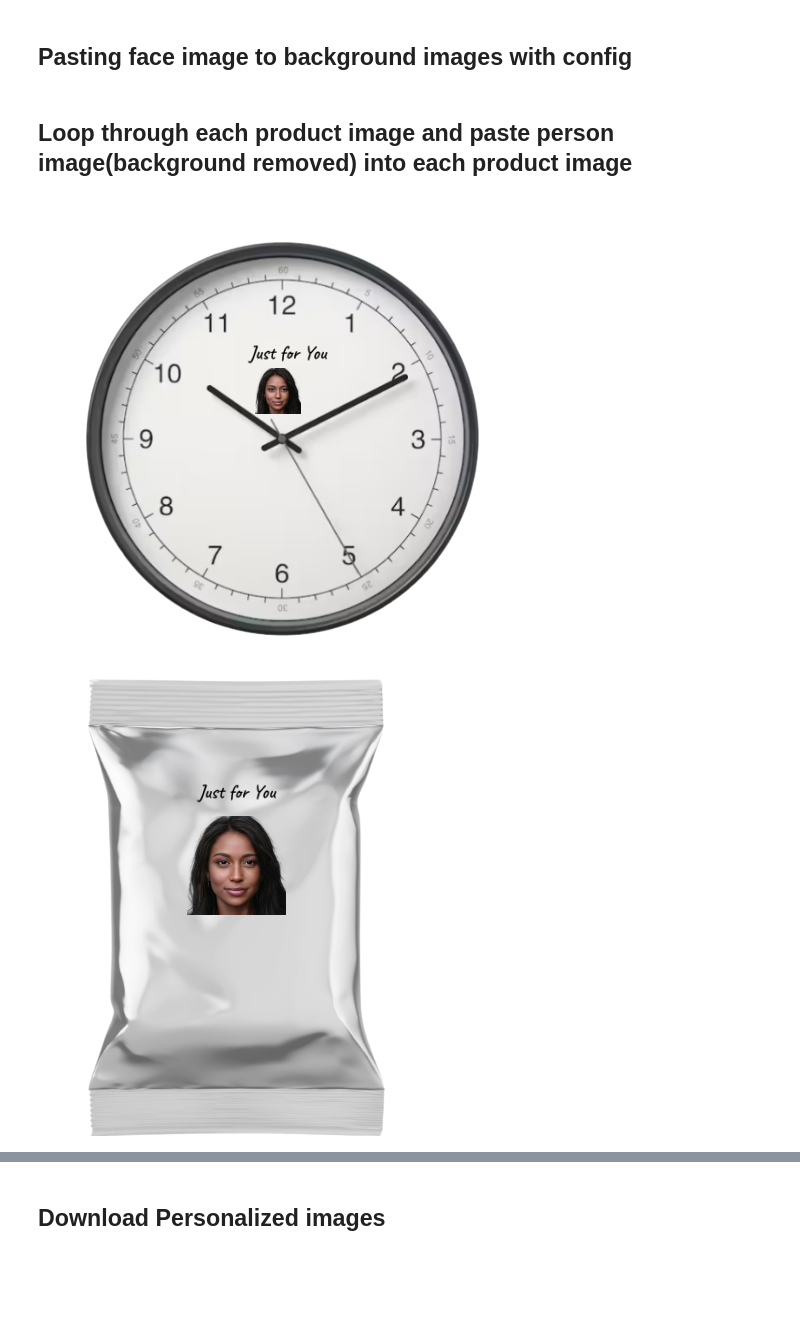
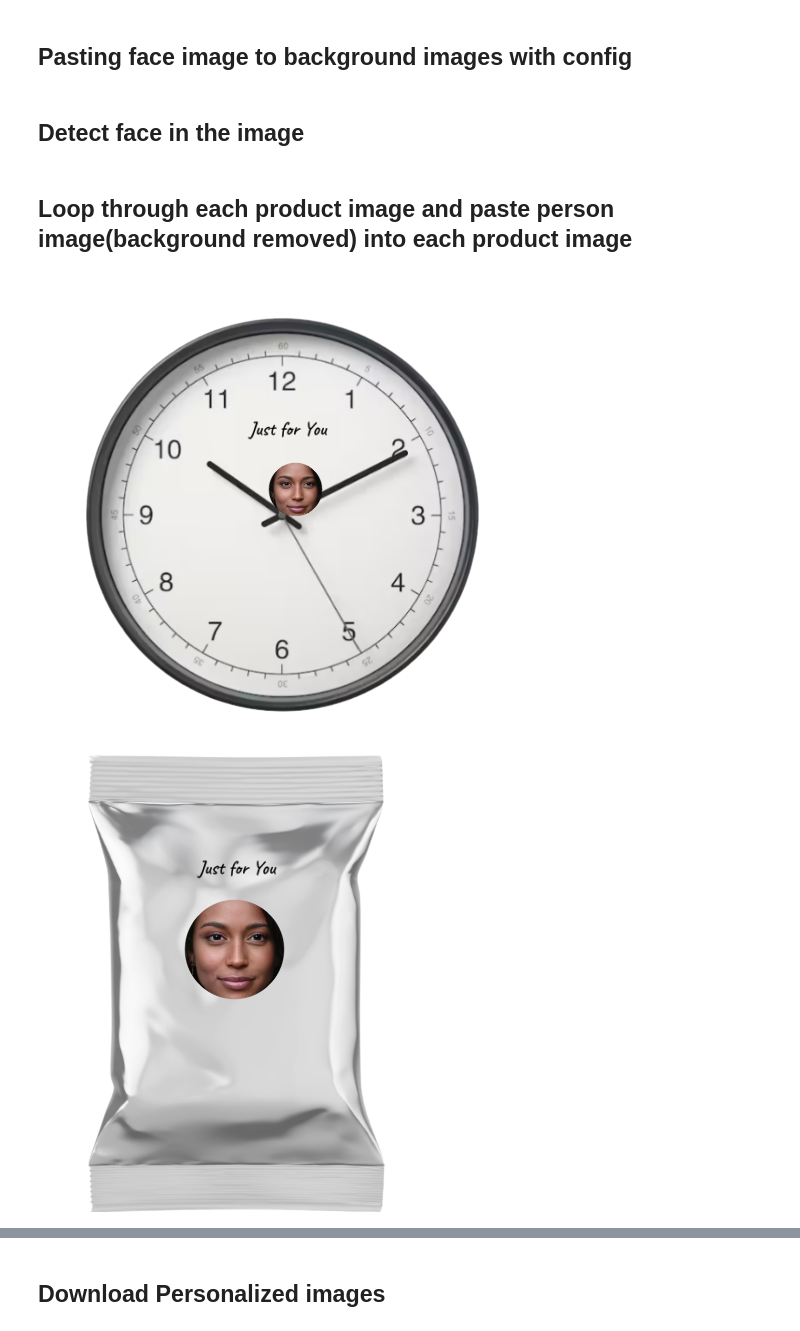
Before and after one commit to MaheeGamage/Product-Personalization-Colab, a Jupyter notebook: Product_personalization.ipynb, the cells around one changed output, grey strips where cells are left out. Drawn from its saved outputs; the diff is of its cells as text; code cells hidden in the pictures; blank space fills up the shorter version.

Commit message:
Implemented face size resizing

```diff
--- a/Product_personalization.ipynb
+++ b/Product_personalization.ipynb
@@ -64,6 +64,8 @@ products_image_path = "/content/drive/MyDrive" + gdrive_products_path
 products_image_config_file_name = "image_generation_config.json"
 
 personalized_image_output_path = '/content/PersonalizedImageOutput'
+
+face_detection_classifier_path = products_image_path + "/src/haarcascade_frontalface_default.xml"
 # %% [markdown]
 ## Setup
 # %%
@@ -389,3 +393,5 @@ person_image_file = person_image_folder_path + "/" + person_image_name
 person_image_split = person_image_name.split('.')
 mask_image_name = person_image_split[0] + '-mask.png'
 mask_image_file = person_image_mask_folder_path + "/" + mask_image_name
+# %% [markdown]
+## Detect face in the image
@@ -396,43 +428,61 @@ import copy
 
 for product in productConfig:
 
-  resize_image_with_max_height_and_width
+  resized_max_width = int(product['personImage']['size']['max_width']/relative_face_detection_info[2])
+  resized_max_height = int(product['personImage']['size']['max_width']/relative_face_detection_info[3])
 
   s_img_org = cv2.imread(person_image_file)
-  # s_img = image_resize(s_img_org, width = product['personImage']['size']['width'])
   s_img = resize_image_with_max_height_and_width(
       s_img_org,
-      max_width=product['personImage']['size']['max_width'],
-      max_height=product['personImage']['size']['max_height']
+      max_width=resized_max_width,
+      max_height=resized_max_height
   )
+
+  (x,y,w,h) = relative_face_detection_info
+  height = s_img.shape[0]
+  width = s_img.shape[1]
+
+  detected_face = {
+    'x': int(x*width),
+    'y': int(y*height),
+    'w': int(w*width),
+    'h': int(h*height)
+  }
+
+  center = (detected_face['x'] + detected_face['w']//2, detected_face['y'] + detected_face['h']//2)
+  radius = int(1 * detected_face['w']/2)
+  face_mask = np.zeros_like(s_img)
+  cv2.circle(face_mask, center, radius, (255, 255, 255), -1, cv2.LINE_AA)
+  invered_face_mask = 1.0 - face_mask
 
   l_img = cv2.imread(products_image_path + "/" + product["imageName"], cv2.IMREAD_UNCHANGED)
   mask_org = cv2.imread(mask_image_file)
-  # mask = image_resize(mask_org, width = product['personImage']['size']['width'])
   mask = resize_image_with_max_height_and_width(
       mask_org,
-      max_width=product['personImage']['size']['max_width'],
-      max_height=product['personImage']['size']['max_height']
+      max_width=resized_max_width,
+      max_height=resized_max_height
   )
+  # Make circular face
+  mask = cv2.bitwise_and(mask, face_mask)
 
   new_img = copy.copy(l_img)
 
   x_offset, y_offset = calculateOffset(product, s_img)
 
   y1, y2 = y_offset, y_offset + s_img.shape[0]
   x1, x2 = x_offset, x_offset + s_img.shape[1]
 
   alpha_s = mask[:,:,0] / 255.0
   alpha_l = 1.0 - alpha_s
   alpha_background_origina = l_img[:,:,3]
 
   for c in range(0, 3):
     new_img[y1:y2, x1:x2, c] = (alpha_s * s_img[:, :, c] + alpha_l * l_img[y1:y2, x1:x2, c])
 
   np.dstack([new_img, alpha_background_origina])
 
   cv2_imshow(new_img)
   cv2.imwrite(os.path.join(personalized_image_output_path, product['imageName']), new_img)
 # %% [output]
-[figure, old version]
+[figure, new version]
-[figure, old version]
+[figure, new version]
```
Also changed, not shown: parts of 11 cells of this notebook.
